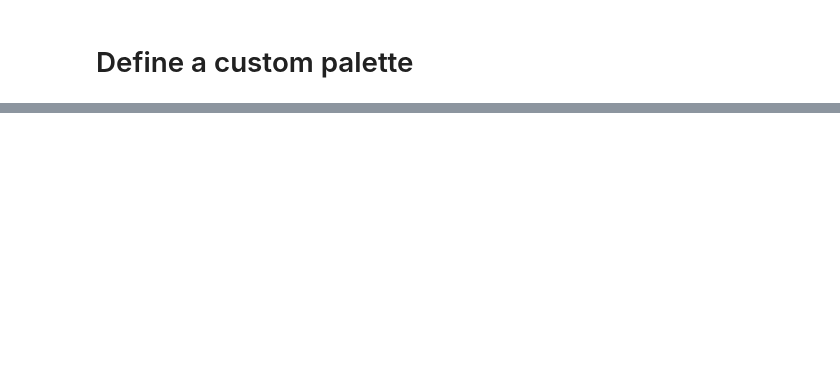
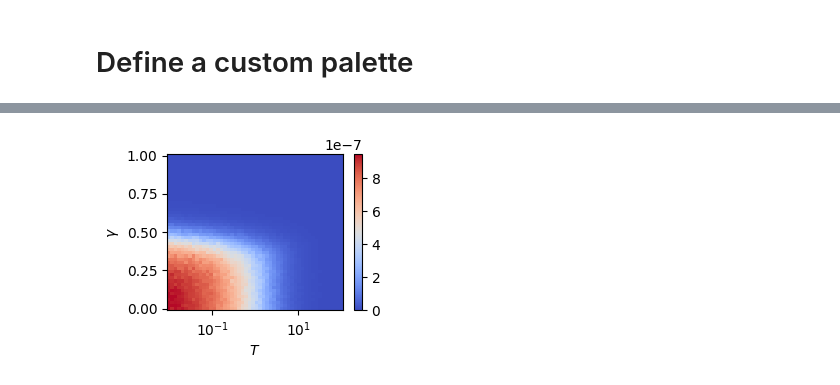
Before and after one commit to petr-ivashkov/quantum-mcmc, a Jupyter notebook: plots/phase_diagram.ipynb, the cells around one changed output, grey strips where cells are left out. Drawn from its saved outputs; the diff is of its cells as text; code cells hidden in the pictures; blank space fills up the shorter version.

```diff
--- a/plots/phase_diagram.ipynb
+++ b/plots/phase_diagram.ipynb
@@ -134,28 +142,31 @@ fig.savefig(f'figures/phase_diagram_n5_10')
 # %%
-# fig = plt.figure(figsize=(figure_size_x/2, figure_size_y/2))
+fig = plt.figure(figsize=(figure_size_x/2, figure_size_y/1.5))
 
-# # Plot data on each subplot
+# Plot data on each subplot
 
-# pc = plt.pcolor(time_range,
-#                 gamma_range,
-#                 delta_quantum_arrays[10],
-#                 cmap=grey_red_coolwarm,
-#                 vmin=0,
-#                 vmax=np.max(delta_quantum_arrays[10])
-#                 # vmax=0.065,
-#                 )
+pc = plt.pcolor(T_range,
+                gamma_range,
+                q_avg[10],
+                cmap='coolwarm',
+                vmin=0,
+                vmax=np.max(q_avg[10]),
+                # vmax=0.04,
+                )
 
-# fig.colorbar(pc)
+fig.colorbar(pc)
 
+plt.xscale('log')
 
-# # Set labels
-# plt.xlabel('$t$')
-# plt.ylabel('$\gamma$')
+# Set labels
+plt.xlabel('$T$')
+plt.ylabel('$\gamma$')
 
-# # Adjust layout to prevent overlap
-# plt.tight_layout()
+# Adjust layout to prevent overlap
+plt.tight_layout()
 
-# # Display the plot
-# plt.show()
+# Display the plot
+plt.show()
 
-# fig.savefig(f'figures/grid_search_gamma_time_n10')
+fig.savefig(f'figures/phase_diagram_n10')
+# %% [output]
+[figure, added]
```
Also changed, not shown: parts of 6 cells of this notebook, 5 other files.
